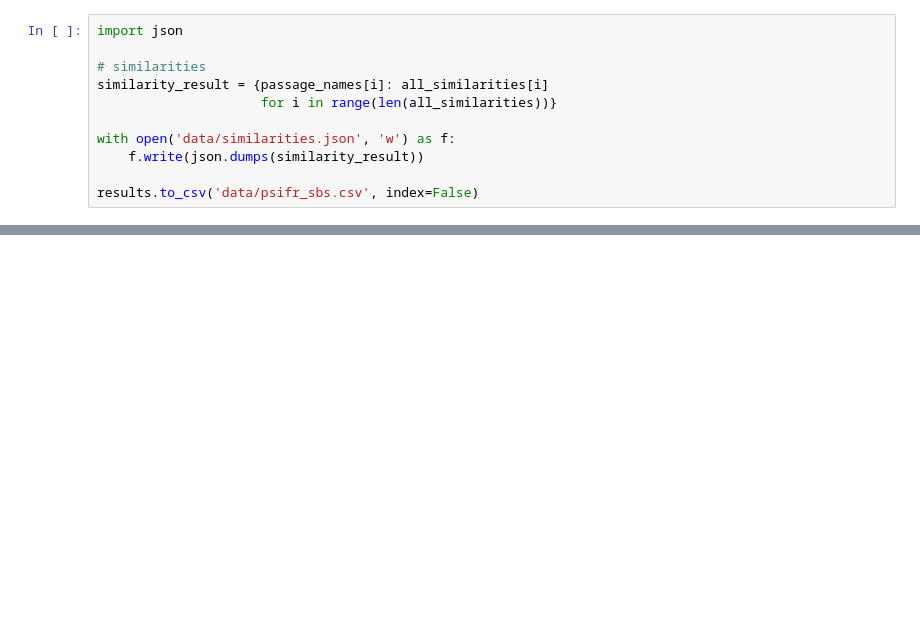
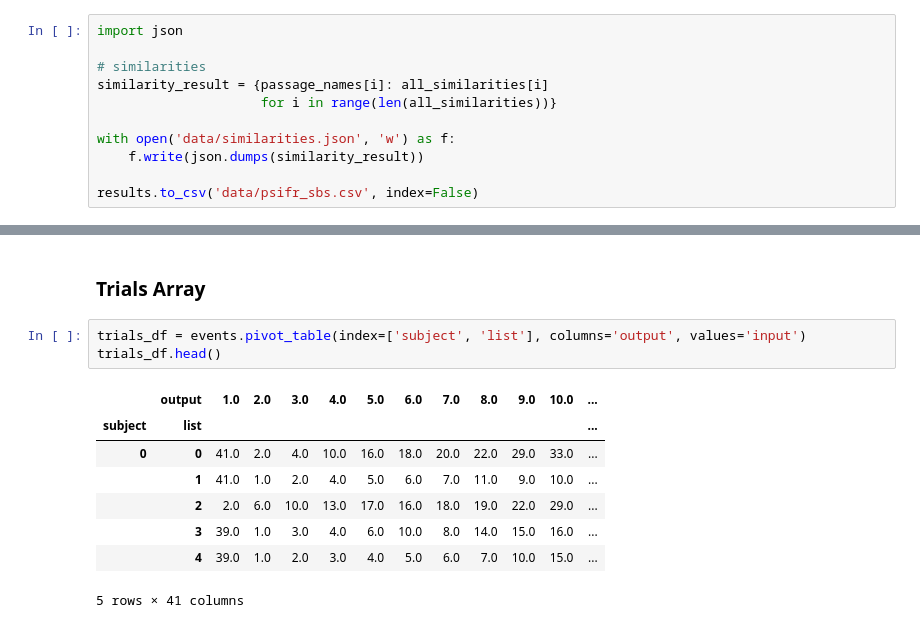
Before and after one commit to githubpsyche/narrative_cmr, a Jupyter notebook: 01_Data_Preparation.ipynb, the cells around one changed output, grey strips where cells are left out. Drawn from its saved outputs; the diff is of its cells as text; blank space fills up the shorter version.

```diff
--- a/01_Data_Preparation.ipynb
+++ b/01_Data_Preparation.ipynb
@@ -232,0 +259,14 @@ results.to_csv('data/psifr_sbs.csv', index=False)
+# %% [markdown]
+### Trials Array
+# %%
+trials_df = events.pivot_table(index=['subject', 'list'], columns='output', values='input')
+trials_df.head()
+# %% [output]
+|  | output | 1.0 | 2.0 | 3.0 | 4.0 | 5.0 | 6.0 | 7.0 | 8.0 | 9.0 | 10.0 | ... |
+| subject | list |  |  |  |  |  |  |  |  |  |  | ... |
+| 0 | 0 | 41.0 | 2.0 | 4.0 | 10.0 | 16.0 | 18.0 | 20.0 | 22.0 | 29.0 | 33.0 | ... |
+|  | 1 | 41.0 | 1.0 | 2.0 | 4.0 | 5.0 | 6.0 | 7.0 | 11.0 | 9.0 | 10.0 | ... |
+|  | 2 | 2.0 | 6.0 | 10.0 | 13.0 | 17.0 | 16.0 | 18.0 | 19.0 | 22.0 | 29.0 | ... |
+|  | 3 | 39.0 | 1.0 | 3.0 | 4.0 | 6.0 | 10.0 | 8.0 | 14.0 | 15.0 | 16.0 | ... |
+|  | 4 | 39.0 | 1.0 | 2.0 | 3.0 | 4.0 | 5.0 | 6.0 | 7.0 | 10.0 | 15.0 | ... |
+5 rows × 41 columns
```
Also changed, not shown: parts of 10 cells of this notebook, 5 other files.
